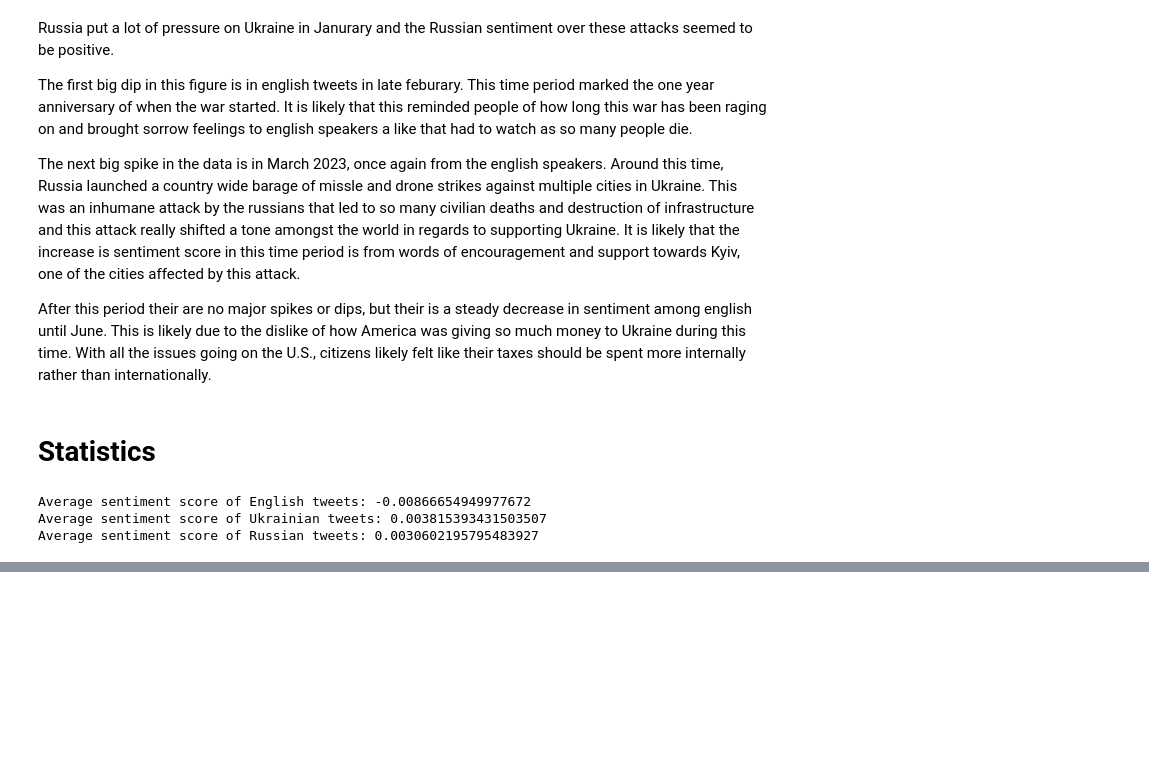
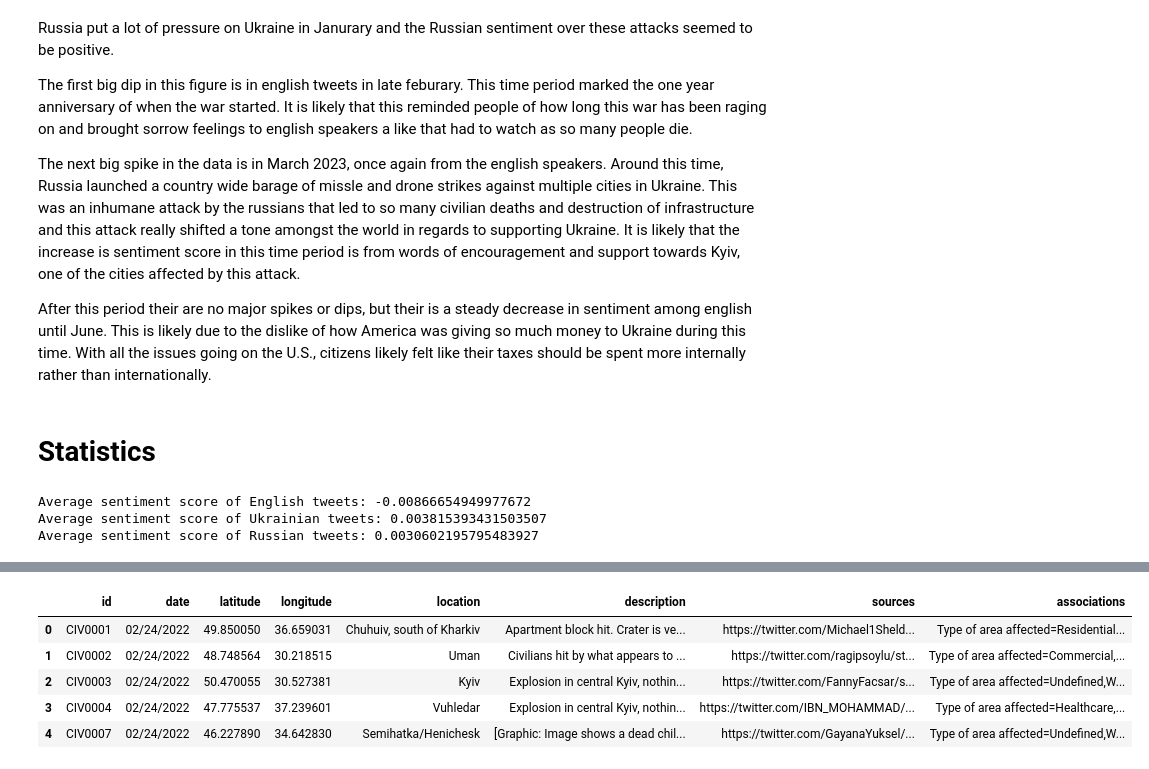
Before and after one commit to MaxB5282/DATA530-Final, a Jupyter notebook: Final Project.ipynb, the cells around one changed output, grey strips where cells are left out. Cells and saved outputs as stored; diff of their text form; code cells hidden in the pictures; blank space fills up the shorter version.

```diff
--- a/Final Project.ipynb
+++ b/Final Project.ipynb
@@ -399,0 +352,9 @@ Average sentiment score of Russian tweets: 0.0030602195795483927
+# %%
+concat_df.head()
+# %% [output]
+|  | id | date | latitude | longitude | location | description | sources | associations |
+| 0 | CIV0001 | 02/24/2022 | 49.850050 | 36.659031 | Chuhuiv, south of Kharkiv | Apartment block hit. Crater is ve... | https://twitter.com/Michael1Sheld... | Type of area affected=Residential... |
+| 1 | CIV0002 | 02/24/2022 | 48.748564 | 30.218515 | Uman | Civilians hit by what appears to ... | https://twitter.com/ragipsoylu/st... | Type of area affected=Commercial,... |
+| 2 | CIV0003 | 02/24/2022 | 50.470055 | 30.527381 | Kyiv | Explosion in central Kyiv, nothin... | https://twitter.com/FannyFacsar/s... | Type of area affected=Undefined,W... |
+| 3 | CIV0004 | 02/24/2022 | 47.775537 | 37.239601 | Vuhledar | Explosion in central Kyiv, nothin... | https://twitter.com/IBN_MOHAMMAD/... | Type of area affected=Healthcare,... |
+| 4 | CIV0007 | 02/24/2022 | 46.227890 | 34.642830 | Semihatka/Henichesk | [Graphic: Image shows a dead chil... | https://twitter.com/GayanaYuksel/... | Type of area affected=Undefined,W... |
```
Also changed, not shown: parts of 22 cells of this notebook.
